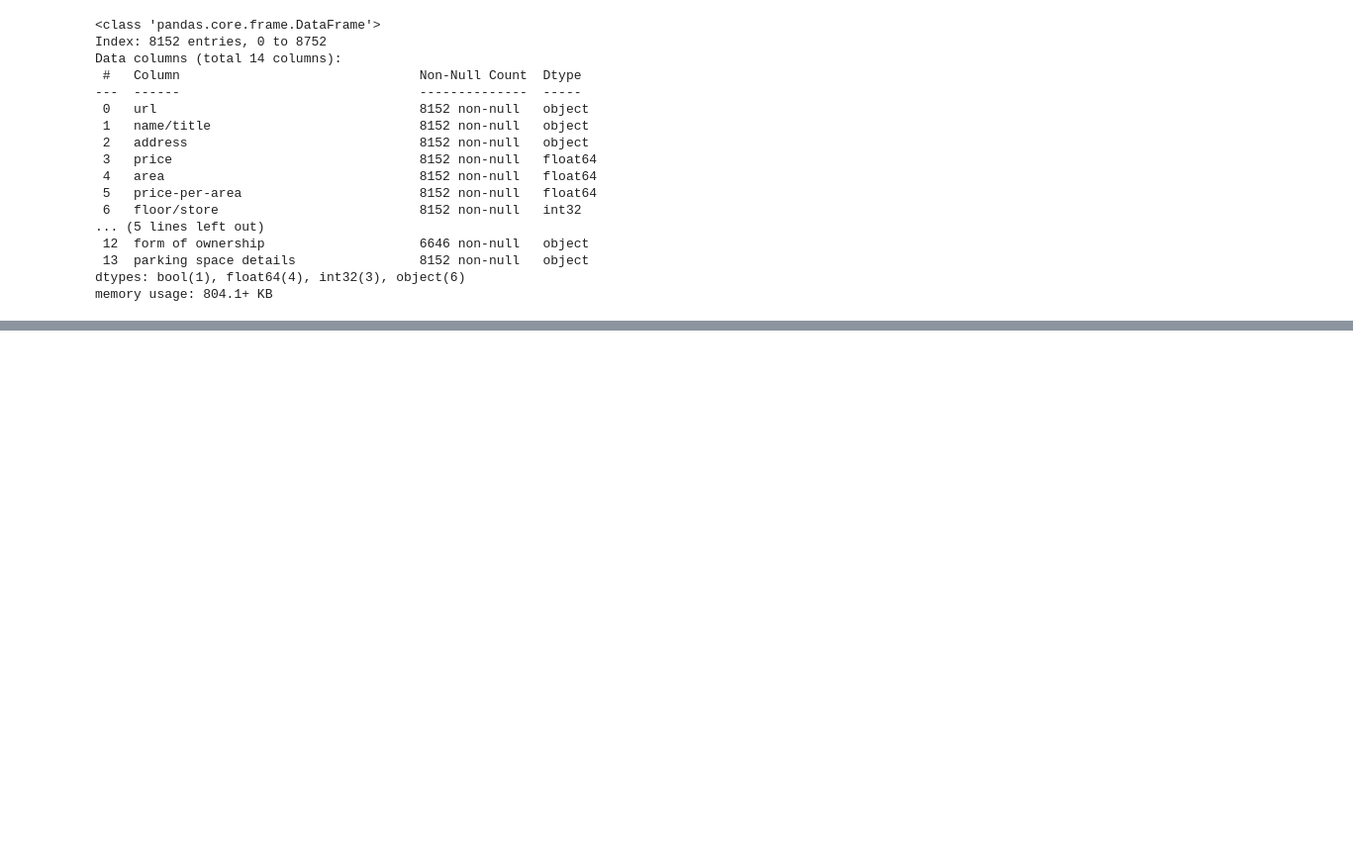
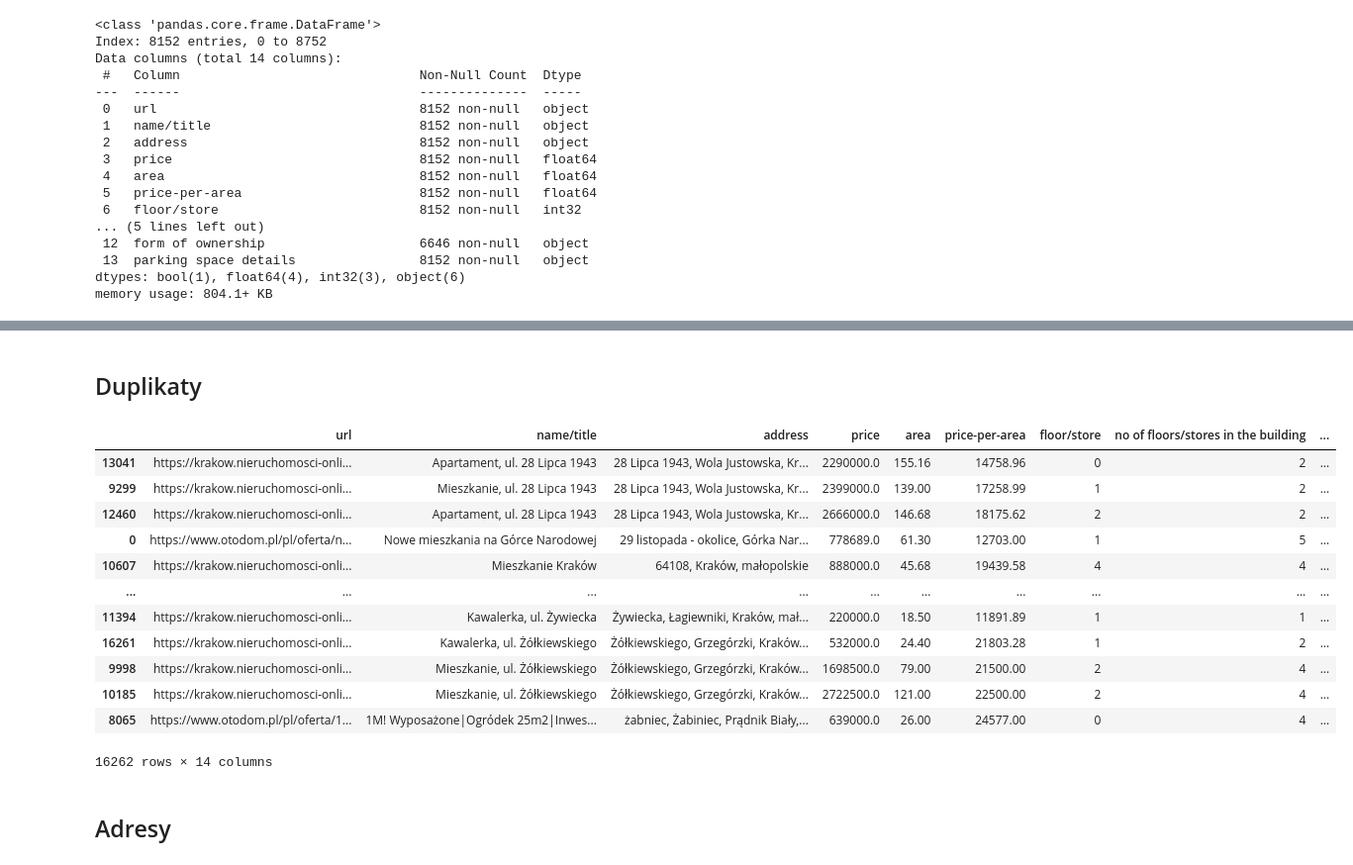
Before and after one commit to ksobczykR2DS/cracow-house-market-analysis, a Jupyter notebook: analysis.ipynb, the cells around one changed output, grey strips where cells are left out. Shown at 99% size. Cells and saved outputs as stored; diff of their text form; code cells hidden in the pictures; blank space fills up the shorter version.

```diff
--- a/analysis.ipynb
+++ b/analysis.ipynb
@@ -1094,0 +973,59 @@ dtype: int64
+# %% [markdown]
+## Duplikaty
+# %%
+def check_similarity(group):
+    if len(group) > 1:
+        price_mean = group['price'].mean()
+        area_mean = group['area'].mean()
+        price_range = price_mean * 0.01
+        area_range = area_mean * 0.01
+        similar_price = group['price'].between(price_mean - price_range, price_mean + price_range)
+        similar_area = group['area'].between(area_mean - area_range, area_mean + area_range)
+        return (similar_price & similar_area).rename('is_duplicate')
+    else:
+        return pd.Series(False, index=group.index, name='is_duplicate')
+
+def fill_from_group(group):
+    group['non_null_count'] = group.notna().sum(axis=1)
+    sorted_group = group.sort_values('non_null_count', ascending=False)
+    sorted_group.drop('non_null_count', axis=1, inplace=True)
+    most_complete_row = sorted_group.iloc[0]
+    for _, row in sorted_group.iloc[1:].iterrows():
+        most_complete_row = most_complete_row.combine_first(row)
+    return most_complete_row
+
+def remove_duplicates(df, group_cols=None):
+    if group_cols is None:
+        group_cols = ['address', 'floor/store', 'no of floors/stores in the building', 'no of rooms']
+
+    df['is_duplicate'] = df.groupby(group_cols, group_keys=False).apply(check_similarity)
+
+    duplicates = df[df['is_duplicate']]
+    non_duplicates = df[~df['is_duplicate']]
+
+    most_complete_duplicates = duplicates.groupby(group_cols).apply(fill_from_group).reset_index(drop=True)
+
+    filtered_df = pd.concat([non_duplicates, most_complete_duplicates], ignore_index=True)
+
+    sorted_filtered_df = filtered_df.sort_values(by=['address', 'price', 'area'])
+
+    return sorted_filtered_df
+# %%
+df_filtered_sorted_apartments = remove_duplicates(df_apartments)
+df_filtered_sorted_apartments
+# %% [output]
+|  | url | name/title | address | price | area | price-per-area | floor/store | no of floors/stores in the building | ... |
+| 13041 | https://krakow.nieruchomosci-onli... | Apartament, ul. 28 Lipca 1943 | 28 Lipca 1943, Wola Justowska, Kr... | 2290000.0 | 155.16 | 14758.96 | 0 | 2 | ... |
+| 9299 | https://krakow.nieruchomosci-onli... | Mieszkanie, ul. 28 Lipca 1943 | 28 Lipca 1943, Wola Justowska, Kr... | 2399000.0 | 139.00 | 17258.99 | 1 | 2 | ... |
+| 12460 | https://krakow.nieruchomosci-onli... | Apartament, ul. 28 Lipca 1943 | 28 Lipca 1943, Wola Justowska, Kr... | 2666000.0 | 146.68 | 18175.62 | 2 | 2 | ... |
+| 0 | https://www.otodom.pl/pl/oferta/n... | Nowe mieszkania na Górce Narodowej | 29 listopada - okolice, Górka Nar... | 778689.0 | 61.30 | 12703.00 | 1 | 5 | ... |
+| 10607 | https://krakow.nieruchomosci-onli... | Mieszkanie Kraków | 64108, Kraków, małopolskie | 888000.0 | 45.68 | 19439.58 | 4 | 4 | ... |
+| ... | ... | ... | ... | ... | ... | ... | ... | ... | ... |
+| 11394 | https://krakow.nieruchomosci-onli... | Kawalerka, ul. Żywiecka | Żywiecka, Łagiewniki, Kraków, mał... | 220000.0 | 18.50 | 11891.89 | 1 | 1 | ... |
+| 16261 | https://krakow.nieruchomosci-onli... | Kawalerka, ul. Żółkiewskiego | Żółkiewskiego, Grzegórzki, Kraków... | 532000.0 | 24.40 | 21803.28 | 1 | 2 | ... |
+| 9998 | https://krakow.nieruchomosci-onli... | Mieszkanie, ul. Żółkiewskiego | Żółkiewskiego, Grzegórzki, Kraków... | 1698500.0 | 79.00 | 21500.00 | 2 | 4 | ... |
+| 10185 | https://krakow.nieruchomosci-onli... | Mieszkanie, ul. Żółkiewskiego | Żółkiewskiego, Grzegórzki, Kraków... | 2722500.0 | 121.00 | 22500.00 | 2 | 4 | ... |
+| 8065 | https://www.otodom.pl/pl/oferta/1... | 1M! Wyposażone|Ogródek 25m2|Inwes... | żabniec, Żabiniec, Prądnik Biały,... | 639000.0 | 26.00 | 24577.00 | 0 | 4 | ... |
+16262 rows × 14 columns
+# %% [markdown]
+## Adresy
```
Also changed, not shown: parts of 50 cells of this notebook.
